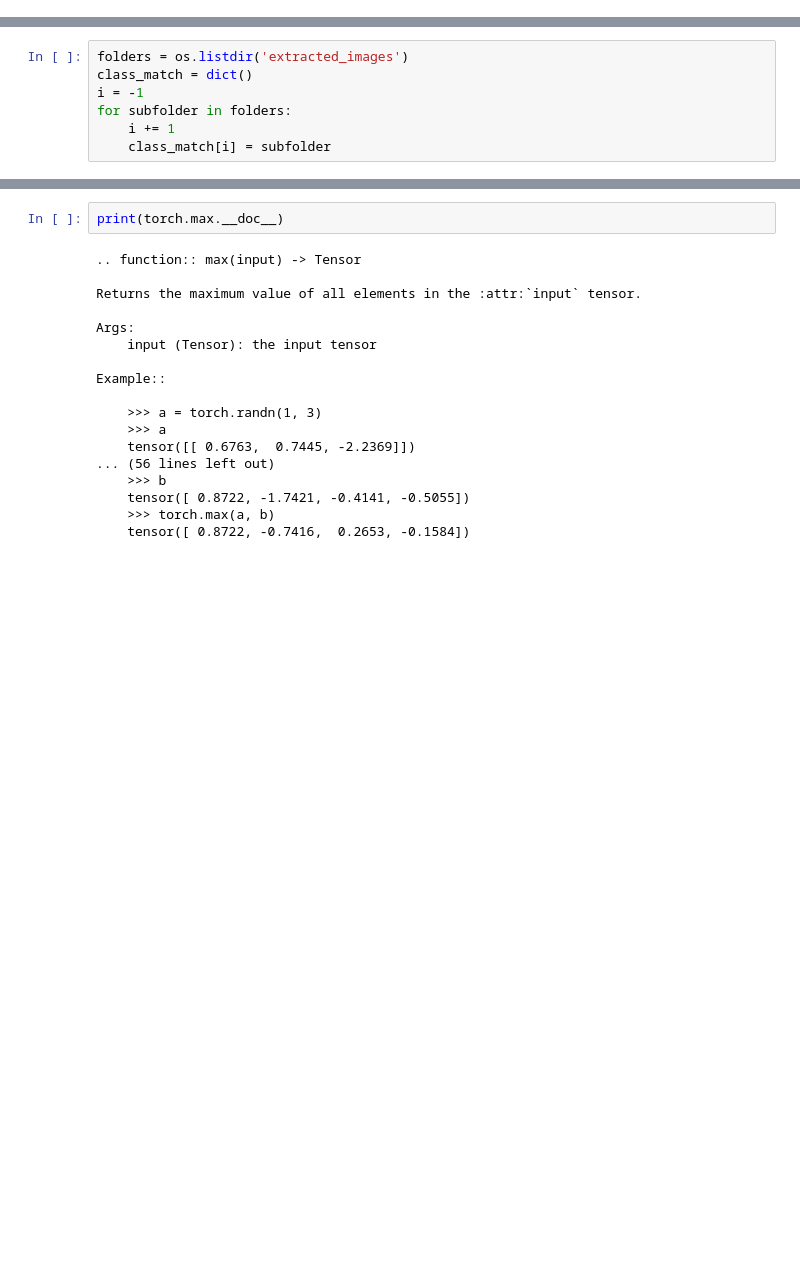
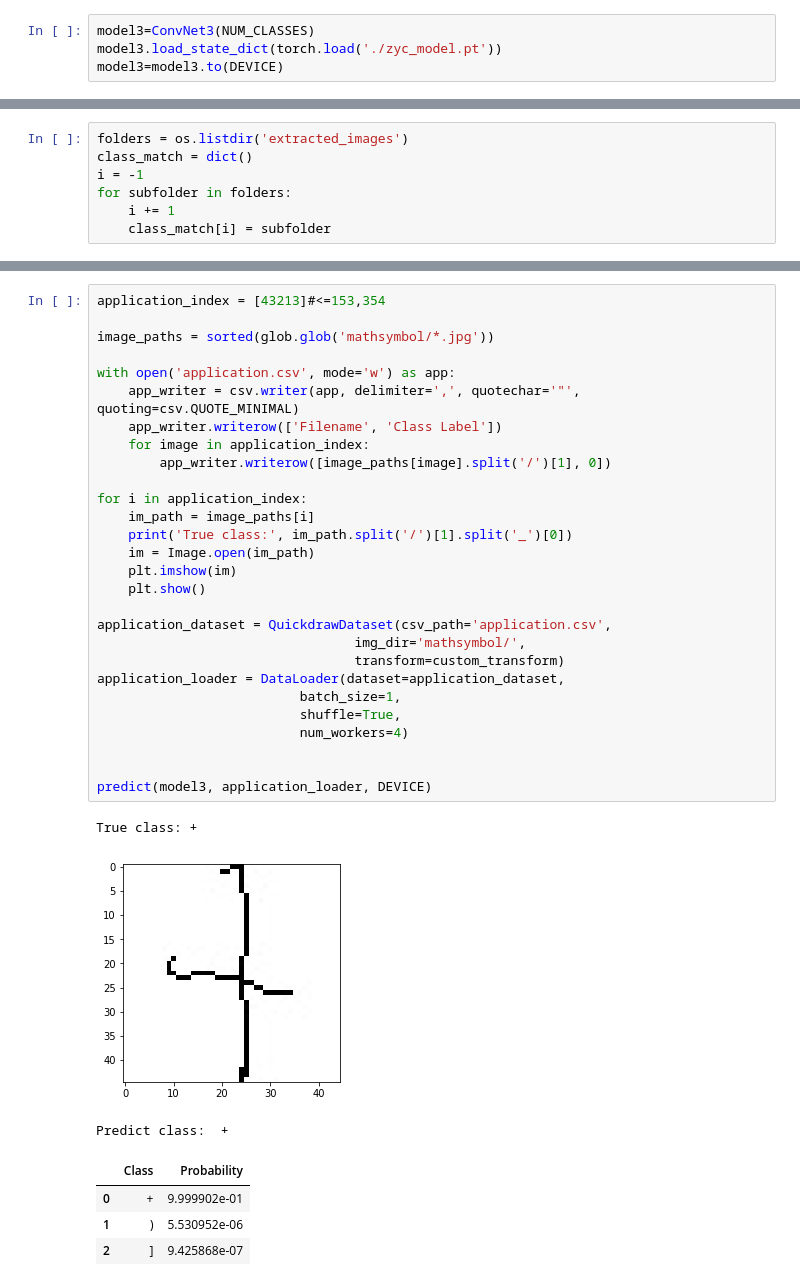
Before and after one commit to yuhanmeng/Math-symbol-recognization, a Jupyter notebook: zyc.ipynb, the cells around one changed output, grey strips where cells are left out. Cells and saved outputs as stored; diff of their text form; blank space fills up the shorter version.

```diff
--- a/zyc.ipynb
+++ b/zyc.ipynb
@@ -461,2 +496,6 @@ Total Time: 44.75 min
+# %%
+model3=ConvNet3(NUM_CLASSES)
+model3.load_state_dict(torch.load('./zyc_model.pt'))
+model3=model3.to(DEVICE)
 # %% [markdown]
 # Predict
@@ -526,20 +537,36 @@ Predict class:  =
-# %%
-print(torch.max.__doc__)
-# %% [output]
-.. function:: max(input) -> Tensor
-
-Returns the maximum value of all elements in the :attr:`input` tensor.
-
-Args:
-    input (Tensor): the input tensor
-
-Example::
-
-    >>> a = torch.randn(1, 3)
-    >>> a
-    tensor([[ 0.6763,  0.7445, -2.2369]])
-... (56 lines left out)
-    >>> b
-    tensor([ 0.8722, -1.7421, -0.4141, -0.5055])
-    >>> torch.max(a, b)
-    tensor([ 0.8722, -0.7416,  0.2653, -0.1584])
+# %%
+application_index = [43213]#<=153,354
+
+image_paths = sorted(glob.glob('mathsymbol/*.jpg'))
+
+with open('application.csv', mode='w') as app:
+    app_writer = csv.writer(app, delimiter=',', quotechar='"', quoting=csv.QUOTE_MINIMAL)
+    app_writer.writerow(['Filename', 'Class Label'])
+    for image in application_index:
+        app_writer.writerow([image_paths[image].split('/')[1], 0])
+
+for i in application_index:
+    im_path = image_paths[i]
+    print('True class:', im_path.split('/')[1].split('_')[0])
+    im = Image.open(im_path)
+    plt.imshow(im)
+    plt.show()
+
+application_dataset = QuickdrawDataset(csv_path='application.csv',
+                                 img_dir='mathsymbol/',
+                                 transform=custom_transform)
+application_loader = DataLoader(dataset=application_dataset,
+                          batch_size=1,
+                          shuffle=True,
+                          num_workers=4)
+
+
+predict(model3, application_loader, DEVICE)
+# %% [output]
+True class: +
+[figure, added]
+Predict class:  +
+|  | Class | Probability |
+| 0 | + | 9.999902e-01 |
+| 1 | ) | 5.530952e-06 |
+| 2 | ] | 9.425868e-07 |
```
Also changed, not shown: parts of 13 cells of this notebook.
